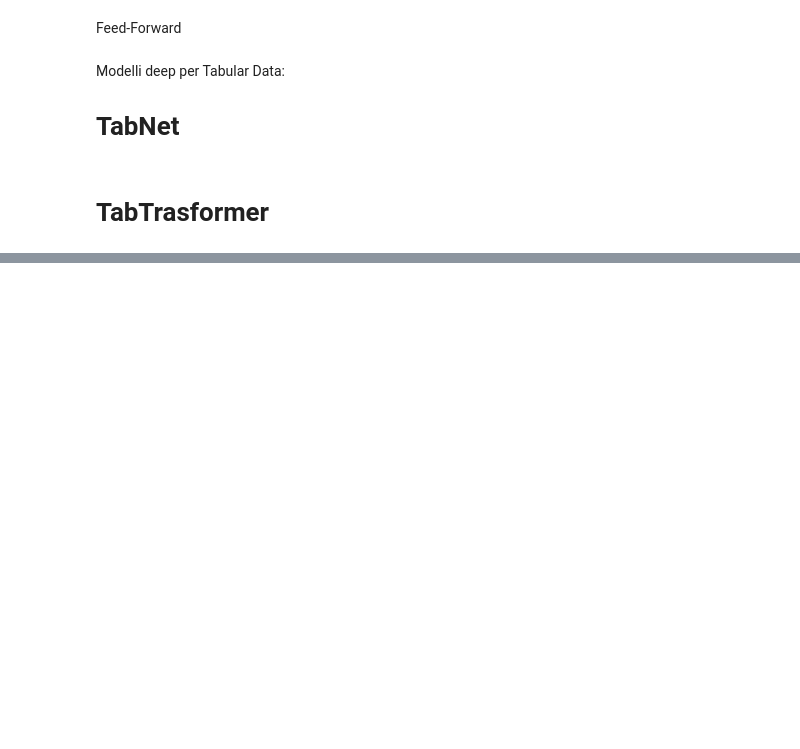
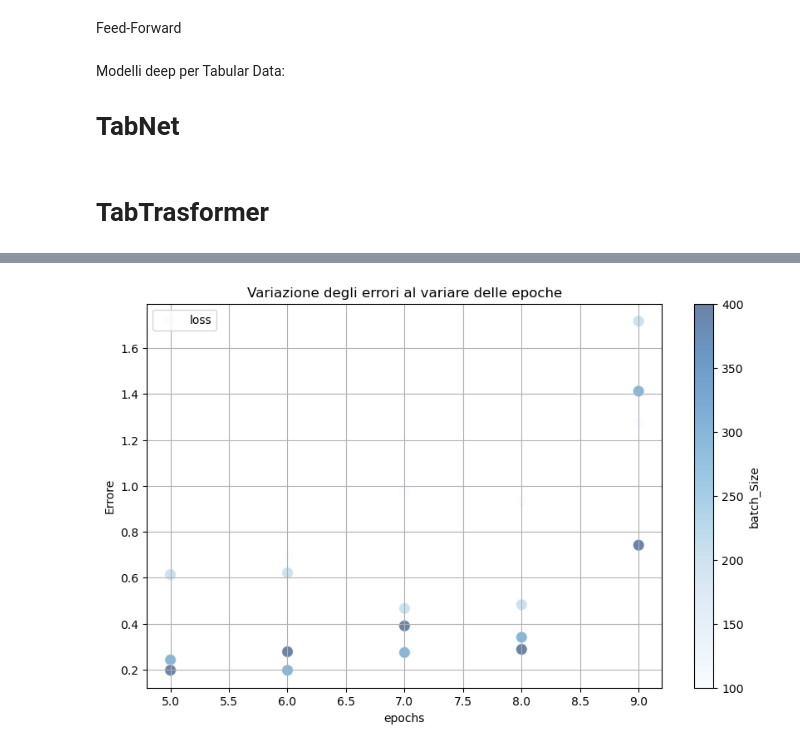
Before and after one commit to Lambe5/ProgettoDataAnalytics, a Jupyter notebook: Train_Module.ipynb, the cells around one changed output, grey strips where cells are left out. Saved outputs shown, nothing was run; the diff lists cells and outputs as text; code cells hidden in the pictures; blank space fills up the shorter version.

```diff
--- a/Train_Module.ipynb
+++ b/Train_Module.ipynb
@@ -7,8 +7,8 @@ import seaborn as sns
 from sklearn import preprocessing
 
 FILENAME = "train.csv"
-df = pd.read_csv(FILENAME)
-df.columns
+df_res = pd.read_csv(FILENAME)
+df_res.columns
 # %% [output]
 Index(['Year', 'S0', 'S1', 'S2', 'S3', 'S4', 'S5', 'S6', 'S7', 'S8', 'S9',
        'S10', 'S11', 'S12', 'S13', 'S14', 'S15', 'S16', 'S17', 'S18', 'S19',
@@ -730,0 +750,17 @@ of the `num_workers` argument` to `num_workers=9` in the `DataLoader` to improve
+# %%
+epochs = list(range(5,10,1))
+batch_size = list(range(100,500,100))
+results = []
+for j,batch in enumerate(batch_size):
+    for i,epoch in enumerate(epochs):
+        result = test_regression(regression_data=(ref_df_train, ref_df_test, [target_column]), multi_target = None,
+            continuous_cols = lista,
+            categorical_cols = [],
+            continuous_feature_transform = None,
+            normalize_continuous_features = False,
+            target_range=True,
+            batch_size=batch,epoch=epoch )
+        result[0]["batch_size"] = batch
+        result[0]["epochs"] = epoch
+        results.append(result)
+        print("batch_size: %d / %d      epoch: %d / %d"%(j,(len(batch_size)-1),i,(len(epochs)-1)))
@@ -730,0 +773,5 @@ of the `num_workers` argument` to `num_workers=9` in the `DataLoader` to improve
+# %%
+list_dict = [item[0] for item in results]
+# %%
+df_res =pd.DataFrame(list_dict)
+df_res.to_csv("./df_Res.csv")
@@ -730,0 +798,19 @@ of the `num_workers` argument` to `num_workers=9` in the `DataLoader` to improve
+# %%
+plt.figure(figsize=(10, 6))
+
+scatter = plt.scatter(df_res['epochs'], df_res['test_mean_absolute_percentage_error'], c=df_res['batch_size'], cmap='Blues', s=100, label='loss', alpha=0.6, edgecolors='w')
+#plt.scatter(df_res['epochs'], df_res['test_mean_absolute_error'], c=df_res['batch_size'], cmap='Blues', s=200, label='MAE', alpha=0.6, edgecolors='w')
+#plt.scatter(df_res['epochs'], df_res['test_mean_absolute_percentage_error'], marker='o', label='MAPE')
+#plt.scatter(df_res['epochs'], df_res['test_r2_score'], marker='o', label='R2')
+
+cbar = plt.colorbar(scatter)
+cbar.set_label('batch_Size')
+plt.xlabel('epochs')
+plt.ylabel('Errore')
+plt.title('Variazione degli errori al variare delle epoche')
+plt.legend()
+
+plt.grid(True)
+plt.show()
+# %% [output]
+[figure, added]
```
Also changed, not shown: parts of 10 cells of this notebook, 7 other files.
